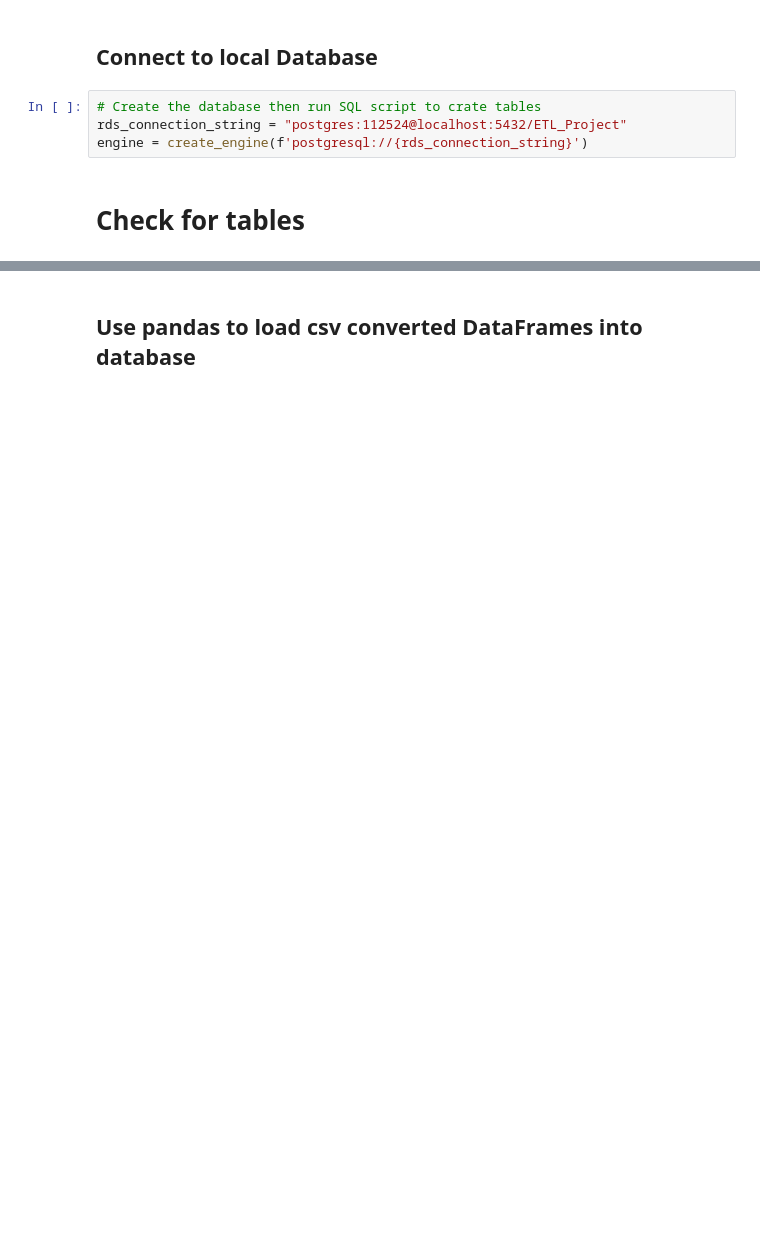
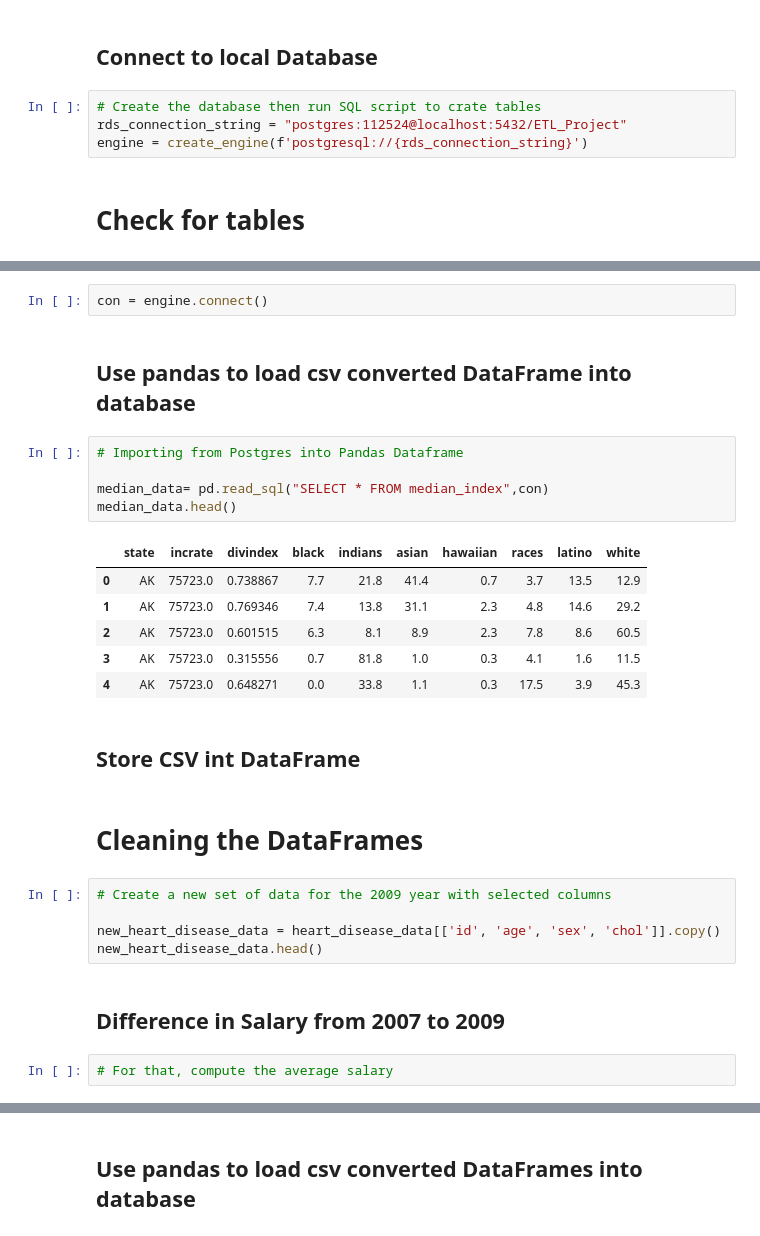
Before and after one commit to bonhomj26/ETL_Project, a Jupyter notebook: etl_project.ipynb, the cells around one changed output, grey strips where cells are left out. Drawn from its saved outputs; the diff is of its cells as text; blank space fills up the shorter version.

```diff
--- a/etl_project.ipynb
+++ b/etl_project.ipynb
@@ -140,0 +263,29 @@ engine.table_names()
+# %%
+con = engine.connect()
+# %% [markdown]
+## Use pandas to load csv converted DataFrame into database
+# %%
+# Importing from Postgres into Pandas Dataframe
+
+median_data= pd.read_sql("SELECT * FROM median_index",con)
+median_data.head()
+# %% [output]
+|  | state | incrate | divindex | black | indians | asian | hawaiian | races | latino | white |
+| 0 | AK | 75723.0 | 0.738867 | 7.7 | 21.8 | 41.4 | 0.7 | 3.7 | 13.5 | 12.9 |
+| 1 | AK | 75723.0 | 0.769346 | 7.4 | 13.8 | 31.1 | 2.3 | 4.8 | 14.6 | 29.2 |
+| 2 | AK | 75723.0 | 0.601515 | 6.3 | 8.1 | 8.9 | 2.3 | 7.8 | 8.6 | 60.5 |
+| 3 | AK | 75723.0 | 0.315556 | 0.7 | 81.8 | 1.0 | 0.3 | 4.1 | 1.6 | 11.5 |
+| 4 | AK | 75723.0 | 0.648271 | 0.0 | 33.8 | 1.1 | 0.3 | 17.5 | 3.9 | 45.3 |
+# %% [markdown]
+## Store CSV int DataFrame
+# %% [markdown]
+# Cleaning the DataFrames
+# %%
+# Create a new set of data for the 2009 year with selected columns
+
+new_heart_disease_data = heart_disease_data[['id', 'age', 'sex', 'chol']].copy()
+new_heart_disease_data.head()
+# %% [markdown]
+## Difference in Salary from 2007 to 2009
+# %%
+# For that, compute the average salary
```
Also changed, not shown: parts of 43 cells of this notebook, 10 other files.
